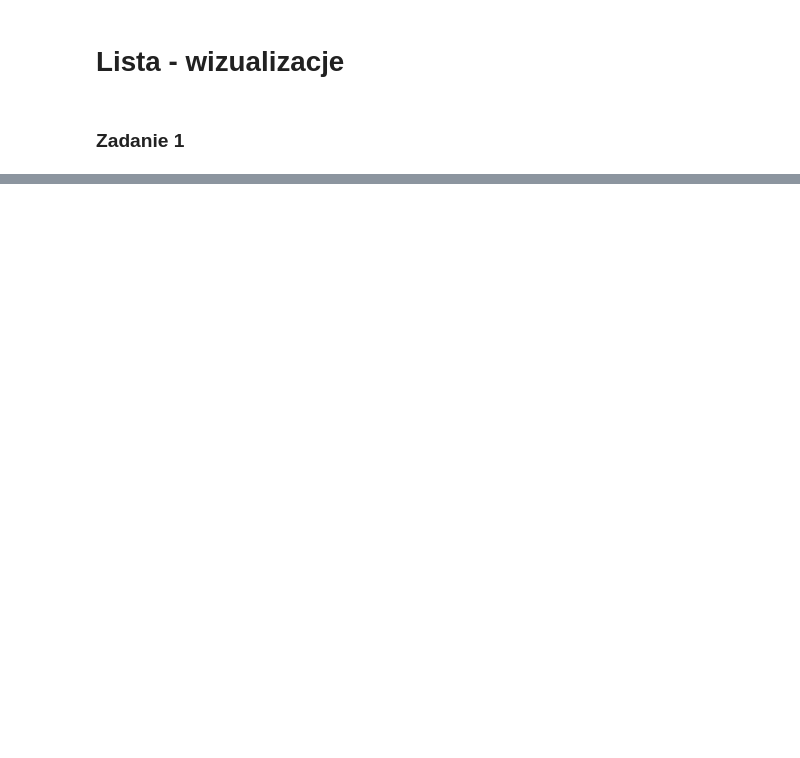
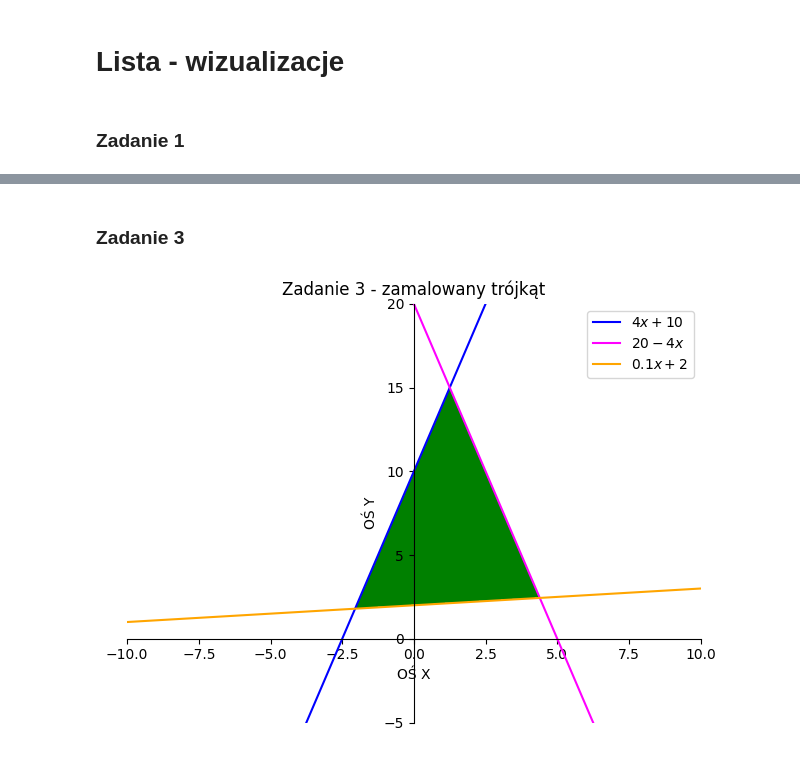
Before and after one commit to pzajaczkowski/ONWP, a Jupyter notebook: wizualizacje/wizualizacje.ipynb, the cells around one changed output, grey strips where cells are left out. Drawn from its saved outputs; the diff is of its cells as text; code cells hidden in the pictures; blank space fills up the shorter version.

```diff
--- a/wizualizacje/wizualizacje.ipynb
+++ b/wizualizacje/wizualizacje.ipynb
@@ -82,0 +81,38 @@ Can't calculate derivative wrt -10.0000000000000.
+# %% [markdown]
+### Zadanie 3
+# %%
+fun3_1 = 4 * x + 10
+fun3_2 = -4 * x + 20
+fun3_3 = 0.1 * x + 2
+
+p3_1 = plot(
+    fun3_1,
+    line_color="blue",
+    xlabel="OŚ X",
+    ylabel="OŚ Y",
+    title="Zadanie 3 - zamalowany trójkąt",
+    legend=True,
+    xlim=[-10, 10],
+    ylim=[-5, 20],
+    show=False,
+)
+
+p3_2 = plot(fun3_2, line_color="magenta", show=False)
+
+p3_3 = plot(fun3_3, line_color="orange", show=False)
+
+p3_4 = sp.plot_implicit(
+    (y < fun3_1) & (y < fun3_2) & (y > fun3_3),
+    (x, sp.solve(fun3_1 - fun3_3, x)[0], sp.solve(fun3_2 - fun3_3, x)[0]),
+    (y, 0, 20),
+    line_color="green",
+    legend=False,
+    show=False,
+)
+
+p3_1.append(p3_2[0])
+p3_1.append(p3_3[0])
+p3_1.append(p3_4[0])
+p3_1.show()
+# %% [output]
+[figure, added]
```
Also changed, not shown: parts of 34 cells of this notebook, 1 other file.
